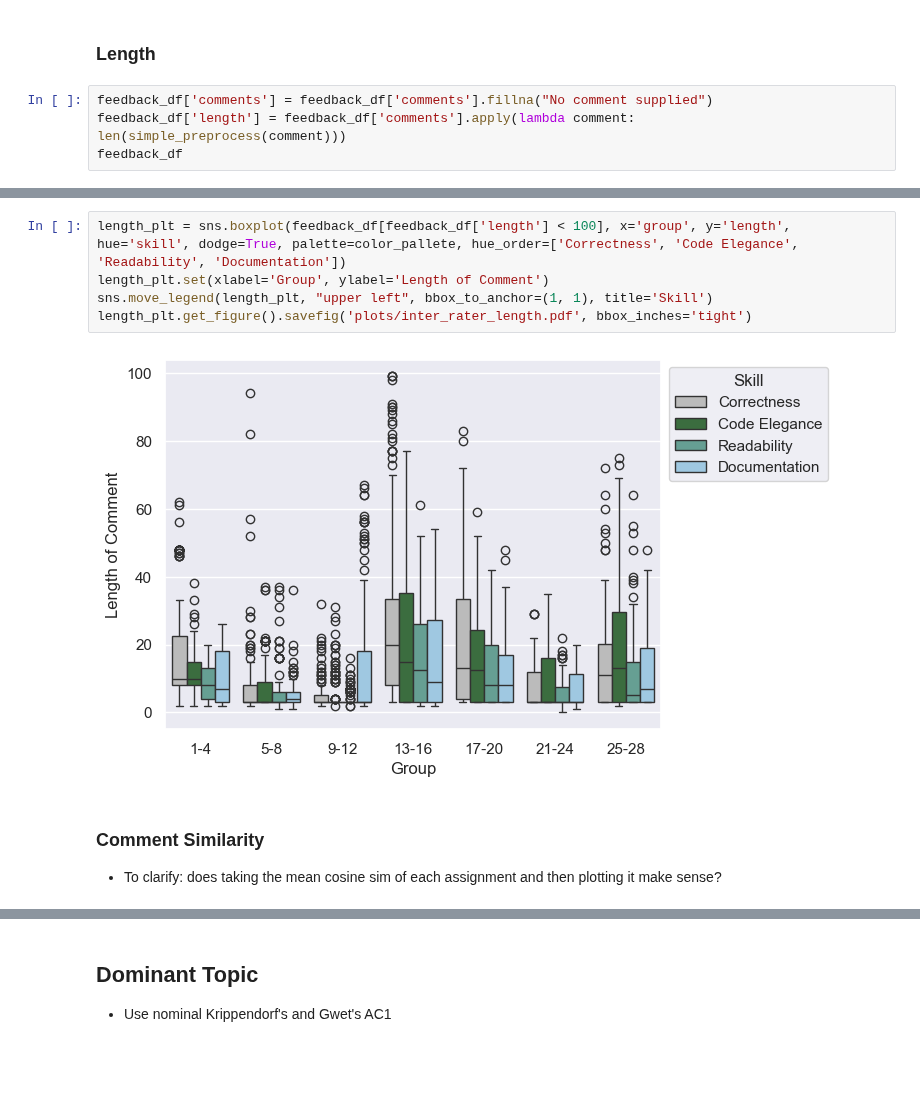
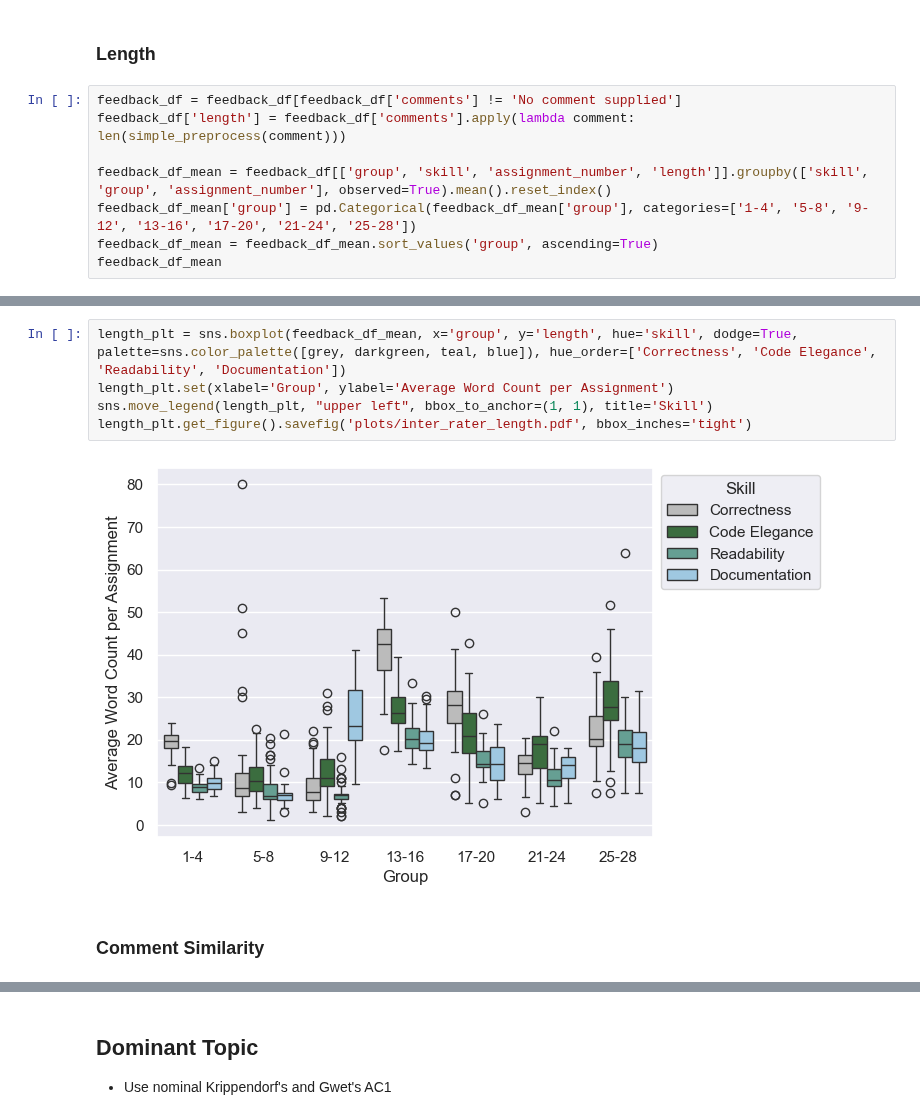
Before and after one commit to m-messer/Consistency_In_Grading_Analysis, a Jupyter notebook: feedback/feedback_inter_consistency.ipynb, the cells around one changed output, grey strips where cells are left out. Saved outputs shown, nothing was run; the diff lists cells and outputs as text; blank space fills up the shorter version.

```diff
--- a/feedback/feedback_inter_consistency.ipynb
+++ b/feedback/feedback_inter_consistency.ipynb
@@ -90,7 +83,11 @@ feedback_df
 # %% [markdown]
 ### Length
 # %%
-feedback_df['comments'] = feedback_df['comments'].fillna("No comment supplied")
+feedback_df = feedback_df[feedback_df['comments'] != 'No comment supplied']
 feedback_df['length'] = feedback_df['comments'].apply(lambda comment: len(simple_preprocess(comment)))
-feedback_df
+
+feedback_df_mean = feedback_df[['group', 'skill', 'assignment_number', 'length']].groupby(['skill', 'group', 'assignment_number'], observed=True).mean().reset_index()
+feedback_df_mean['group'] = pd.Categorical(feedback_df_mean['group'], categories=['1-4', '5-8', '9-12', '13-16', '17-20', '21-24', '25-28'])
+feedback_df_mean = feedback_df_mean.sort_values('group', ascending=True)
+feedback_df_mean
 # %% [output]
@@ -110,12 +192,11 @@ feedback_df
 # %%
-length_plt = sns.boxplot(feedback_df[feedback_df['length'] < 100], x='group', y='length', hue='skill', dodge=True, palette=color_pallete, hue_order=['Correctness', 'Code Elegance', 'Readability', 'Documentation'])
-length_plt.set(xlabel='Group', ylabel='Length of Comment')
+length_plt = sns.boxplot(feedback_df_mean, x='group', y='length', hue='skill', dodge=True, palette=sns.color_palette([grey, darkgreen, teal, blue]), hue_order=['Correctness', 'Code Elegance', 'Readability', 'Documentation'])
+length_plt.set(xlabel='Group', ylabel='Average Word Count per Assignment')
 sns.move_legend(length_plt, "upper left", bbox_to_anchor=(1, 1), title='Skill')
 length_plt.get_figure().savefig('plots/inter_rater_length.pdf', bbox_inches='tight')
 # %% [output]
-[figure, old version]
+[figure, new version]
 # %% [markdown]
 ### Comment Similarity
-- To clarify: does taking the mean cosine sim of each assignment and then plotting it make sense?
 # %%
 inter_rater_sim_df = pd.read_csv('../data/inter_rater_sim.csv')
```
Also changed, not shown: parts of 18 cells of this notebook, 2 other files.
